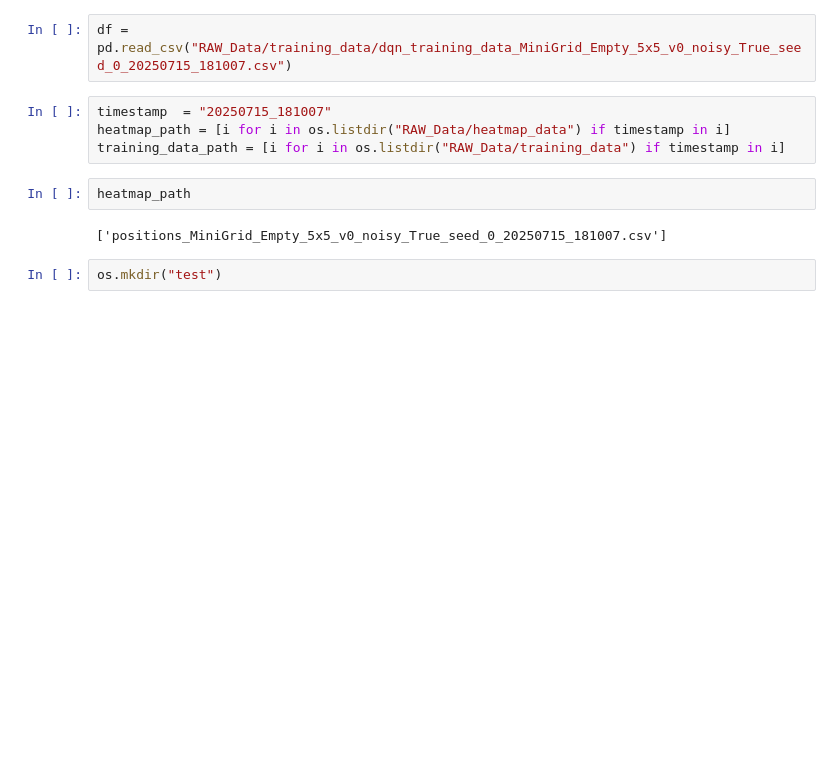
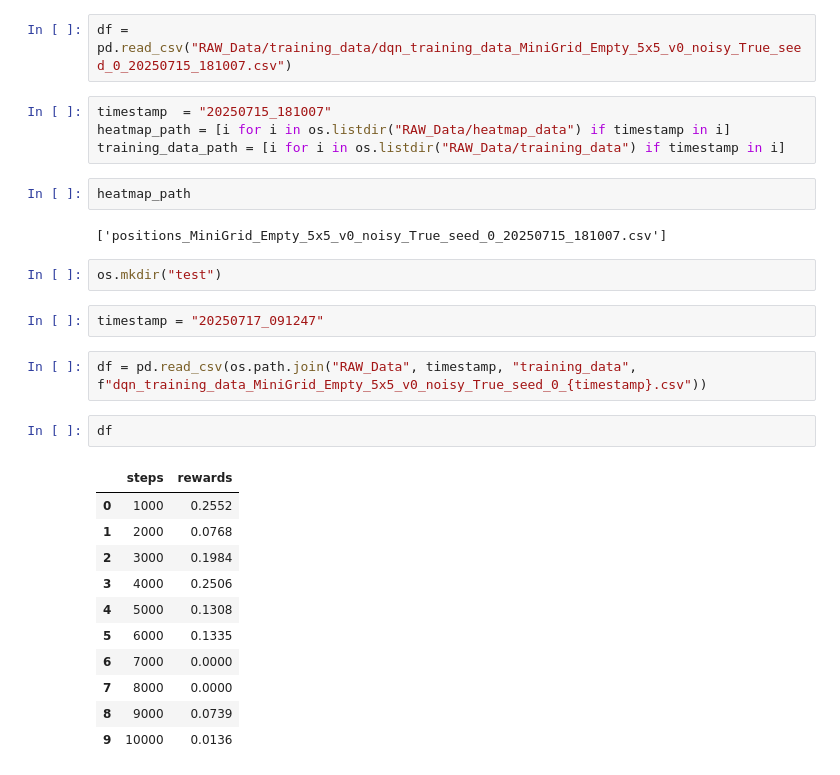
Before and after one commit to tizianohum/NoisyNet-Exploration-Intuition, a Jupyter notebook: test.ipynb, the cells around one changed output. Saved outputs shown, nothing was run; the diff lists cells and outputs as text; blank space fills up the shorter version.

```diff
--- a/test.ipynb
+++ b/test.ipynb
@@ -32,3 +32,21 @@ heatmap_path
 ['positions_MiniGrid_Empty_5x5_v0_noisy_True_seed_0_20250715_181007.csv']
 # %%
 os.mkdir("test")
+# %%
+timestamp = "20250717_091247"
+# %%
+df = pd.read_csv(os.path.join("RAW_Data", timestamp, "training_data", f"dqn_training_data_MiniGrid_Empty_5x5_v0_noisy_True_seed_0_{timestamp}.csv"))
+# %%
+df
+# %% [output]
+|  | steps | rewards |
+| 0 | 1000 | 0.2552 |
+| 1 | 2000 | 0.0768 |
+| 2 | 3000 | 0.1984 |
+| 3 | 4000 | 0.2506 |
+| 4 | 5000 | 0.1308 |
+| 5 | 6000 | 0.1335 |
+| 6 | 7000 | 0.0000 |
+| 7 | 8000 | 0.0000 |
+| 8 | 9000 | 0.0739 |
+| 9 | 10000 | 0.0136 |
```
Also changed, not shown: parts of 1 cell of this notebook, 21 other files.
